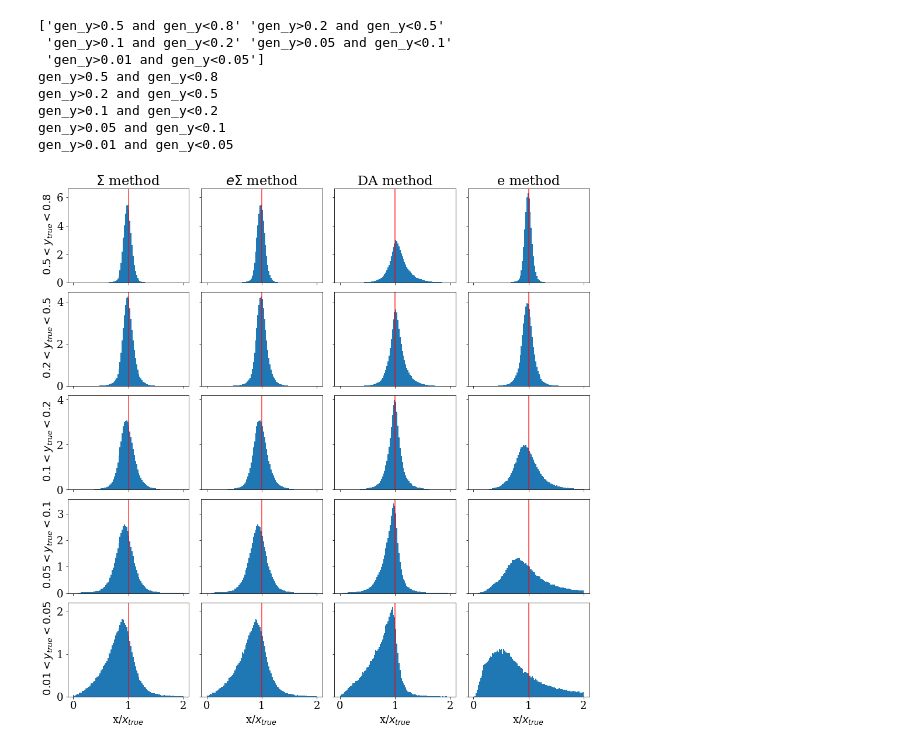
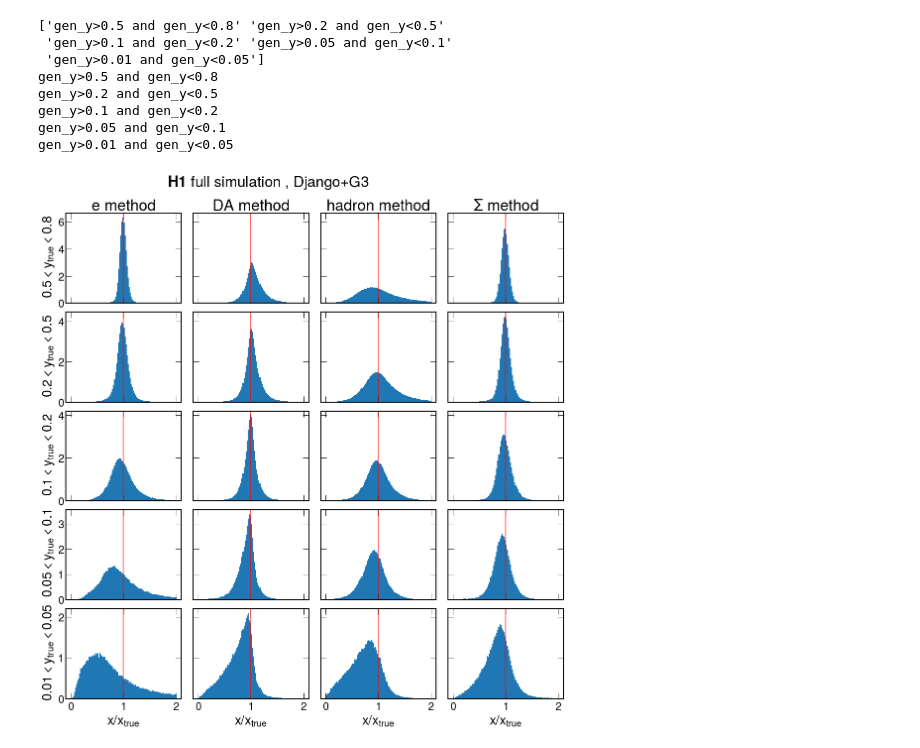
Before and after one commit to miguelignacio/calostudies, a Jupyter notebook: h1sim.ipynb, the cells around one changed output. Saved outputs shown, nothing was run; the diff lists cells and outputs as text; code cells hidden in the pictures.

```diff
--- a/h1sim.ipynb
+++ b/h1sim.ipynb
@@ -214,7 +240,7 @@ def applyCutsJets(df,isMC=False):
 # %%
 mc_name = 'Django'
 altmc_name = 'Rapgap'
-path ='/home/miguel/calostudies/forDNN/out_ep0607/'
+path ='/home/miguel/calostudies/21-07-14-07-16-july13/out_ep0607/'
 mc_tag = 'nominal'
 # %%
 %%time
@@ -358,15 +380,15 @@ for i in range(5):
     print(ybins[i])
     ax[0 + 4*i].hist(mc.query(ybins[i] + ' and pass_reco>0')['ye_ratio'],density=True,bins=100,range=(0,2),label='e method')
     ax[1 + 4*i].hist(mc.query(ybins[i]+ ' and pass_reco>0')['yda_ratio'],density=True,bins=100,range=(0,2),label='DA method')
-    ax[2 + 4*i].hist(mc.query(ybins[i]+ ' and pass_reco>0')['ysigma_ratio'],density=True,bins=100,range=(0,2),label='$\Sigma$ method')
-    ax[3 + 4*i].hist(mc.query(ybins[i]+ ' and pass_reco>0')['yesigma_ratio'],density=True,bins=100,range=(0,2),label='$e-\Sigma$ method')
+    ax[2 + 4*i].hist(mc.query(ybins[i]+ ' and pass_reco>0')['yh_ratio'],density=True,bins=100,range=(0,2),label='$\Sigma$ method')
+    ax[3 + 4*i].hist(mc.query(ybins[i]+ ' and pass_reco>0')['ysigma_ratio'],density=True,bins=100,range=(0,2),label='$hadron method')
 
 for i in range(len(ax.flatten())):
     ax[i].axvline(1.0,color='red',lw=2,alpha=0.6)
 #ax[1].set_title(r"$\bf{ATHENA}$"+' full simulation [DD4hep] \n Pythia8+Geant4, NC DIS 18x275 GeV, $Q^{2}>100$ GeV$^{2}$',fontsize=29)
     ax[i].set_xticks([],minor=True)
     ax[i].set_yticks([], minor=True)
-    ax[i].set_yscale('log')
+    #ax[i].set_yscale('log')
     # for minor ticks
     #ax[i].set_xticks([], minor=True)
 
@@ -374,8 +396,8 @@ plt.subplots_adjust(wspace=0.1, hspace=0.1)
 
 ax[0].set_title('e method')
 ax[1].set_title('DA method')
-ax[2].set_title('$\Sigma$ method')
-ax[3].set_title('$e\Sigma$ method')
+ax[3].set_title('$\Sigma$ method')
+ax[2].set_title('hadron method')
 
 
 ax[0].set_ylabel(' $0.5<y_{true}<0.8$')
@@ -383,11 +405,11 @@ ax[4].set_ylabel(' $0.2<y_{true}<0.5$')
 ax[8].set_ylabel(' $0.1<y_{true}<0.2$')
 ax[12].set_ylabel(' $0.05<y_{true}<0.1$')
 ax[16].set_ylabel(' $0.01<y_{true}<0.05$')
-ax[-1].set_xlabel(r'y/$y_{true}$ ')
+ax[-1].set_xlabel(r'$y/y_{true}$ ')
 
-ax[-2].set_xlabel(r'y/$y_{true}$ ')
-ax[-3].set_xlabel(r'y/$y_{true}$ ')
-ax[-4].set_xlabel(r'y/$y_{true}$ ')
+ax[-2].set_xlabel(r'$y/y_{true}$ ')
+ax[-3].set_xlabel(r'$y/y_{true}$ ')
+ax[-4].set_xlabel(r'$y/y_{true}$ ')
 
 
 plt.show()
@@ -404,5 +426,5 @@ gen_y>0.01 and gen_y<0.05
 # %%
-fig,ax = plt.subplots(5,4,figsize=(16,16),sharey='row',sharex=True)
+fig,ax = plt.subplots(5,4,figsize=(18,18),sharey='row',sharex=True)
 ax = ax.flatten()
 ybins = np.array(['gen_y>0.5 and gen_y<0.8', 'gen_y>0.2 and gen_y<0.5',
                   'gen_y>0.1 and gen_y<0.2', 'gen_y>0.05 and gen_y<0.1','gen_y>0.01 and gen_y<0.05'])
@@ -412,48 +434,51 @@ print(ybins)
 
 for i in range(5):
     print(ybins[i])
-    ax[0 + 4*i].hist(mc.query(ybins[i] + ' and pass_reco>0')['xsigma_ratio'],density=True,bins=100,range=(0,2))
-    ax[1 + 4*i].hist(mc.query(ybins[i]+ ' and pass_reco>0')['xesigma_ratio'],density=True,bins=100,range=(0,2))
-    ax[2 + 4*i].hist(mc.query(ybins[i]+ ' and pass_reco>0')['xda_ratio'],density=True,bins=100,range=(0,2))
-    ax[3 + 4*i].hist(mc.query(ybins[i]+ ' and pass_reco>0')['xe_ratio'],density=True,bins=100,range=(0,2))
+    ax[0 + 4*i].hist(mc.query(ybins[i] + ' and pass_reco>0')['xe_ratio'],density=True,bins=100,range=(0,2))
+    ax[1 + 4*i].hist(mc.query(ybins[i]+ ' and pass_reco>0')['xda_ratio'],density=True,bins=100,range=(0,2))
+    ax[2 + 4*i].hist(mc.query(ybins[i]+ ' and pass_reco>0')['xh_ratio'],density=True,bins=100,range=(0,2))
+    ax[3 + 4*i].hist(mc.query(ybins[i]+ ' and pass_reco>0')['xsigma_ratio'],density=True,bins=100,range=(0,2))
 
 for i in range(len(ax.flatten())):
     ax[i].axvline(1.0,color='red',lw=2,alpha=0.6)
 #ax[1].set_title(r"$\bf{ATHENA}$"+' full simulation [DD4hep] \n Pythia8+Geant4, NC DIS 18x275 GeV, $Q^{2}>100$ GeV$^{2}$',fontsize=29)
     ax[i].set_xticks([],minor=True)
     ax[i].set_yticks([], minor=True)
     #ax[i].set_yscale('log')
     # for minor ticks
     #ax[i].set_xticks([], minor=True)
 
 plt.subplots_adjust(wspace=0.1, hspace=0.1)
 
-ax[3].set_title('e method')
-ax[2].set_title('DA method')
-ax[0].set_title('$\Sigma$ method')
-ax[1].set_title('$e\Sigma$ method')
+ax[0].set_title('e method')
+ax[1].set_title('DA method')
+ax[2].set_title('hadron method')
+ax[3].set_title('$\Sigma$ method')
 
 
 ax[0].set_ylabel(' $0.5<y_{true}<0.8$')
 ax[4].set_ylabel(' $0.2<y_{true}<0.5$')
 ax[8].set_ylabel(' $0.1<y_{true}<0.2$')
 ax[12].set_ylabel(' $0.05<y_{true}<0.1$')
 ax[16].set_ylabel(' $0.01<y_{true}<0.05$')
-ax[-1].set_xlabel(r'x/$x_{true}$ ')
+ax[-1].set_xlabel(r'$x/x_{true}$ ')
 
-ax[-2].set_xlabel(r'x/$x_{true}$ ')
-ax[-3].set_xlabel(r'x/$x_{true}$ ')
-ax[-4].set_xlabel(r'x/$x_{true}$ ')
+ax[-2].set_xlabel(r'$x/x_{true}$ ')
+ax[-3].set_xlabel(r'$x/x_{true}$ ')
+ax[-4].set_xlabel(r'$x/x_{true}$ ')
 
 
+ax[0].text(3.75, 8.9,r"$\bf{H1}$"+' full simulation , Django+G3',
+                 horizontalalignment='center',multialignment='center',
+verticalalignment='center', fontsize=30)
 plt.show()
 # %% [output]
 ['gen_y>0.5 and gen_y<0.8' 'gen_y>0.2 and gen_y<0.5'
  'gen_y>0.1 and gen_y<0.2' 'gen_y>0.05 and gen_y<0.1'
  'gen_y>0.01 and gen_y<0.05']
 gen_y>0.5 and gen_y<0.8
 gen_y>0.2 and gen_y<0.5
 gen_y>0.1 and gen_y<0.2
 gen_y>0.05 and gen_y<0.1
 gen_y>0.01 and gen_y<0.05
-[figure, old version]
+[figure, new version]
```
Also changed, not shown: parts of 19 cells of this notebook.
